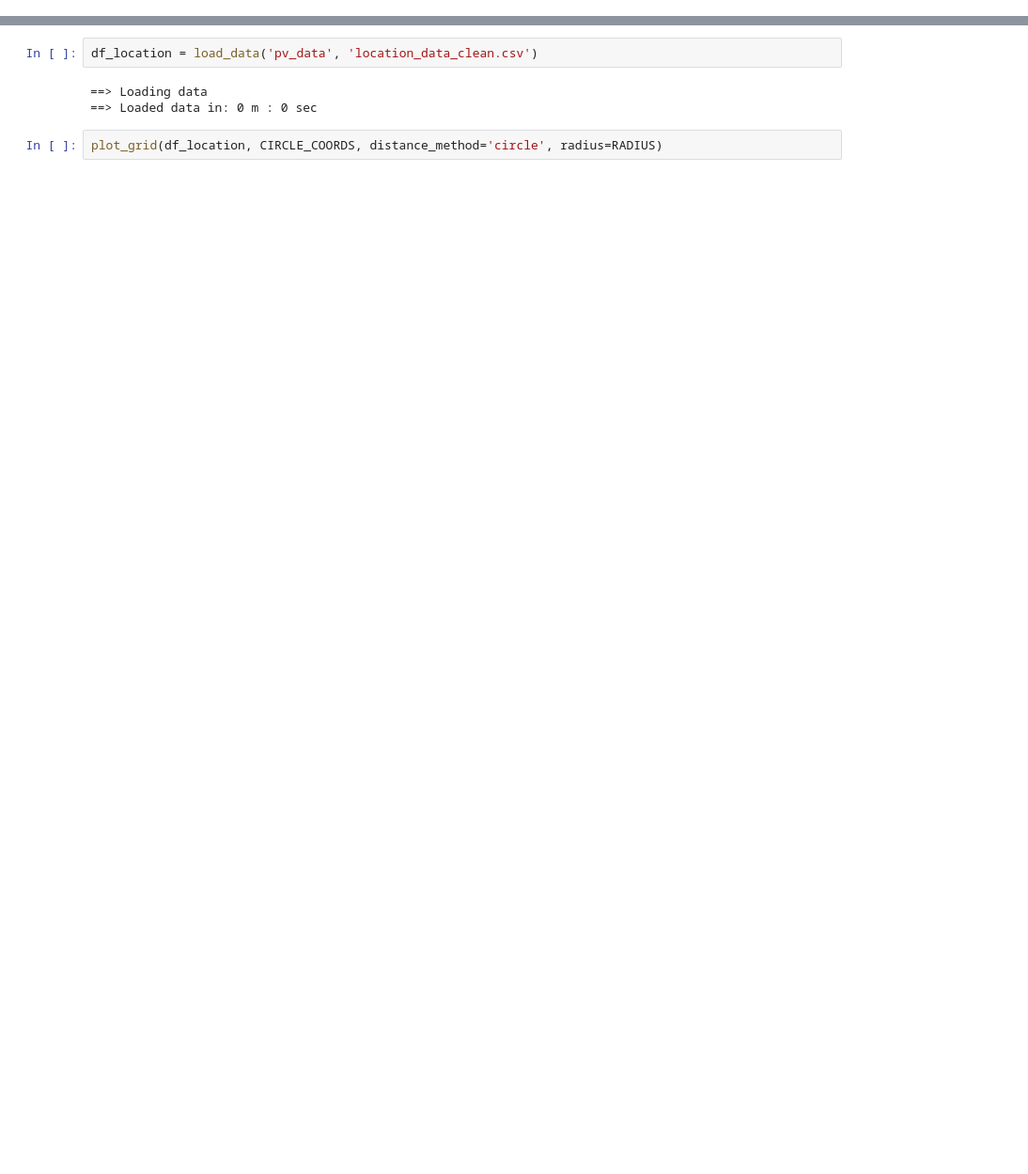
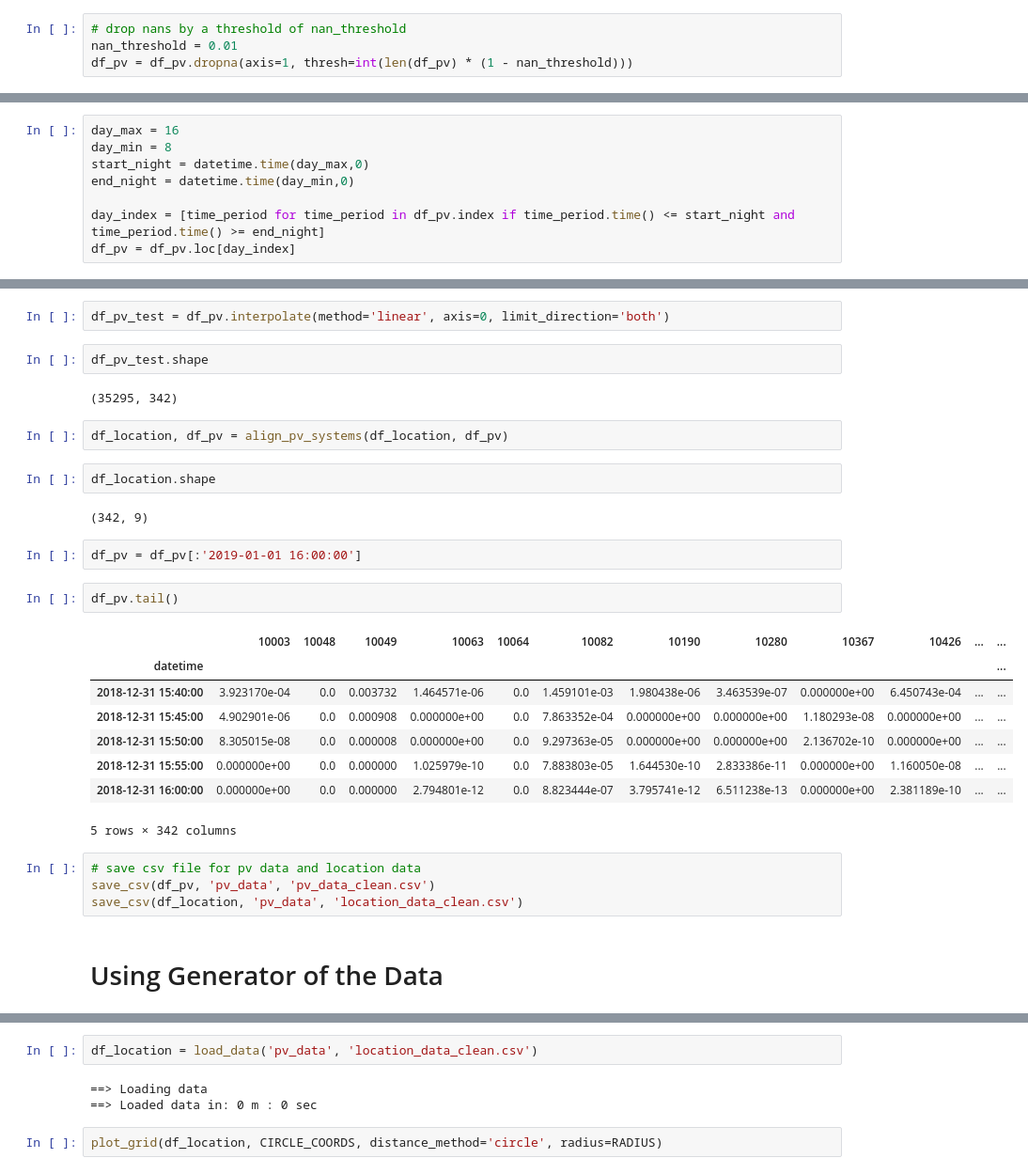
Before and after one commit to eirikbaekkelund/Dissertation, a Jupyter notebook: examples/using data/pv_data.ipynb, the cells around one changed output, grey strips where cells are left out. Shown at 94% size. Drawn from its saved outputs; the diff is of its cells as text; blank space fills up the shorter version.

```diff
--- a/examples/using data/pv_data.ipynb
+++ b/examples/using data/pv_data.ipynb
@@ -8,0 +35,4 @@ from data.loader import PVDataLoader
+# %%
+# drop nans by a threshold of nan_threshold
+nan_threshold = 0.01
+df_pv = df_pv.dropna(axis=1, thresh=int(len(df_pv) * (1 - nan_threshold)))
@@ -8,0 +43,8 @@ from data.loader import PVDataLoader
+# %%
+day_max = 16
+day_min = 8
+start_night = datetime.time(day_max,0)
+end_night = datetime.time(day_min,0)
+
+day_index = [time_period for time_period in df_pv.index if time_period.time() <= start_night and time_period.time() >= end_night]
+df_pv = df_pv.loc[day_index]
@@ -9,3 +66,34 @@ from data.loader import PVDataLoader
+# %%
+df_pv_test = df_pv.interpolate(method='linear', axis=0, limit_direction='both')
+# %%
+df_pv_test.shape
+# %% [output]
+(35295, 342)
+# %%
+df_location, df_pv = align_pv_systems(df_location, df_pv)
+# %%
+df_location.shape
+# %% [output]
+(342, 9)
+# %%
+df_pv = df_pv[:'2019-01-01 16:00:00']
+# %%
+df_pv.tail()
+# %% [output]
+|  | 10003 | 10048 | 10049 | 10063 | 10064 | 10082 | 10190 | 10280 | 10367 | 10426 | ... | ... |
+| datetime |  |  |  |  |  |  |  |  |  |  |  | ... |
+| 2018-12-31 15:40:00 | 3.923170e-04 | 0.0 | 0.003732 | 1.464571e-06 | 0.0 | 1.459101e-03 | 1.980438e-06 | 3.463539e-07 | 0.000000e+00 | 6.450743e-04 | ... | ... |
+| 2018-12-31 15:45:00 | 4.902901e-06 | 0.0 | 0.000908 | 0.000000e+00 | 0.0 | 7.863352e-04 | 0.000000e+00 | 0.000000e+00 | 1.180293e-08 | 0.000000e+00 | ... | ... |
+| 2018-12-31 15:50:00 | 8.305015e-08 | 0.0 | 0.000008 | 0.000000e+00 | 0.0 | 9.297363e-05 | 0.000000e+00 | 0.000000e+00 | 2.136702e-10 | 0.000000e+00 | ... | ... |
+| 2018-12-31 15:55:00 | 0.000000e+00 | 0.0 | 0.000000 | 1.025979e-10 | 0.0 | 7.883803e-05 | 1.644530e-10 | 2.833386e-11 | 0.000000e+00 | 1.160050e-08 | ... | ... |
+| 2018-12-31 16:00:00 | 0.000000e+00 | 0.0 | 0.000000 | 2.794801e-12 | 0.0 | 8.823444e-07 | 3.795741e-12 | 6.511238e-13 | 0.000000e+00 | 2.381189e-10 | ... | ... |
+5 rows × 342 columns
+# %%
+# save csv file for pv data and location data
+save_csv(df_pv, 'pv_data', 'pv_data_clean.csv')
+save_csv(df_location, 'pv_data', 'location_data_clean.csv')
+# %% [markdown]
+# Using Generator of the Data
 # %%
 # data parameters
 DAY_INIT = 0
```
Also changed, not shown: parts of 18 cells of this notebook, 22 other files.
